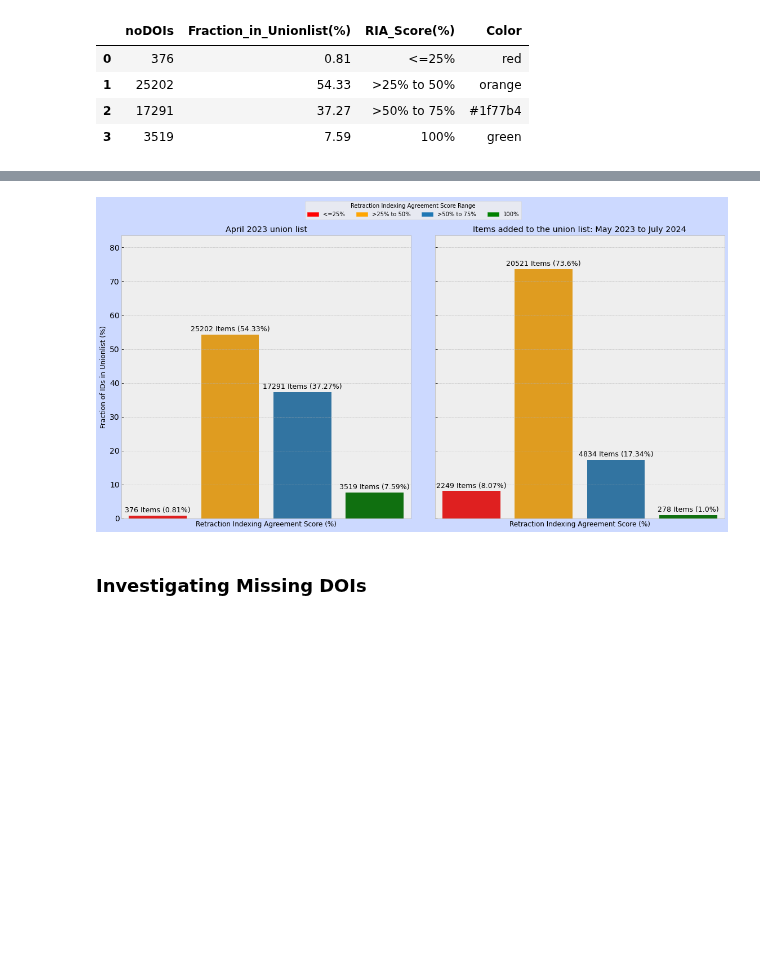
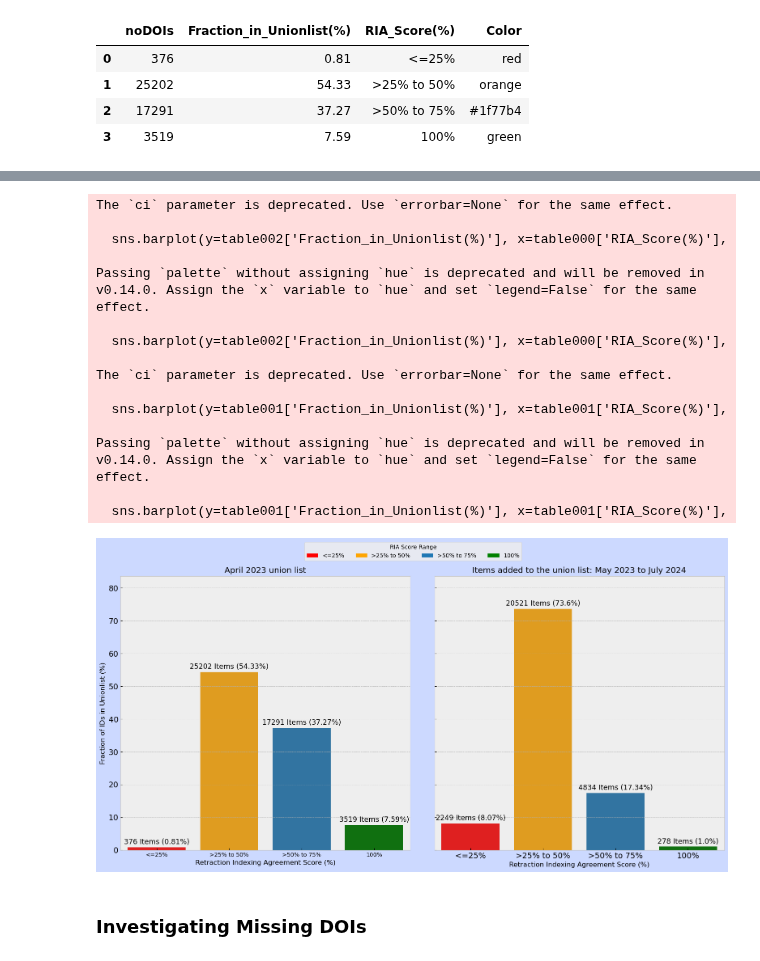
Before and after one commit to infoqualitylab/retraction-indexing-agreement, a Jupyter notebook: MET-STI2024_Reassessment_of_retraction_indexing_agreement.ipynb, the cells around one changed output, grey strips where cells are left out. Saved outputs shown, nothing was run; the diff lists cells and outputs as text; code cells hidden in the pictures; blank space fills up the shorter version.

```diff
--- a/MET-STI2024_Reassessment_of_retraction_indexing_agreement.ipynb
+++ b/MET-STI2024_Reassessment_of_retraction_indexing_agreement.ipynb
@@ -704,11 +675,11 @@ def count_source(df: pd.DataFrame, source_name: str)-> tuple:
 Counting # items indexed and covered in each sources
 """
 
-crossref_count= count_source(unionlist_crws3, 'Crossref')
+crossref_count= count_source(unionlist_crws_covered_and_indexed, 'Crossref')
 
-scopus_count= count_source(unionlist_crws3, 'Scopus')
+scopus_count= count_source(unionlist_crws_covered_and_indexed, 'Scopus')
 
-webofsciencecore_count= count_source(unionlist_crws3, 'WoS_Core')
+webofsciencecore_count= count_source(unionlist_crws_covered_and_indexed, 'WoS_Core')
 # %%
 """
 Total Indexed & Coverage
@@ -728,9 +695,9 @@ print(f" In Scopus, the total indexed items is {webofsciencecore_count[0]} and t
 """
 Calculating # items not indexed as retracted for each source -> not_covered
 """
-not_covered= [  len(unionlist_crws3)- crossref_count[1],
-                len(unionlist_crws3)- scopus_count[1],
-                len(unionlist_crws3)- webofsciencecore_count[1]]
+not_covered= [len(unionlist_crws_covered_and_indexed) - crossref_count[1],
+              len(unionlist_crws_covered_and_indexed) - scopus_count[1],
+              len(unionlist_crws_covered_and_indexed) - webofsciencecore_count[1]]
 # %%
 """
 - Computing the Retraction Indexing Agreement score for sources (indexed sources only)
@@ -854,12 +824,7 @@ Comparing Total # retracted item in Crossref, Scopus, Retraction Watch, Web of S
 Newly added DOIs from STI2023 to unionlist_crws 2023
 """
 
-sti2023DOI = unionlist_sti['DOI'].tolist()
-ul_crwsDOI = unionlist_crws3['DOI'].tolist()
-
-#len(set(ul_crwsDOI) - set(sti2023DOI))
-#
-newly_added_crws= unionlist_crws3[~unionlist_crws3['DOI'].isin(unionlist_sti['DOI'])].copy()
+newly_added_crws = unionlist_crws_covered_and_indexed[~unionlist_crws_covered_and_indexed['DOI'].isin(unionlist_sti['DOI'])].copy()
 newly_added_crws
 # %% [output]
 |  | DOI | Author | Title | Year | Journal | PubMedID | source_new | source_old | RetractionIndexingAgreement_ITEM(%) |
@@ -1056,9 +1017,9 @@ def count_DOIs_for_RIA(df:pd.DataFrame)-> list():
 """
 # Filtered exclusively indexed sources - items that indexed and covered in only one source
 """
-unionlist_crws_filtered= unionlist_crws3[~unionlist_crws3['source_new'].apply(lambda x: len(x)==1)].copy()
+unionlist_crws_filtered= unionlist_crws_covered_and_indexed[~unionlist_crws_covered_and_indexed['source_new'].apply(lambda x: len(x) == 1)].copy()
 
-all_excluded= len(unionlist_crws3[unionlist_crws3['source_new'].apply(lambda x: len(x)==1)])
+all_excluded= len(unionlist_crws_covered_and_indexed[unionlist_crws_covered_and_indexed['source_new'].apply(lambda x: len(x) == 1)])
 
 """
 Calculating # items exclusive-indexed  & covered in STI2023 & newly added union list
@@ -1266,7 +1242,6 @@ ax1.set_ylabel("Fraction of IDs in Unionlist (%)")
 ax1.tick_params(axis='y', labelsize=14)
 
 
-
 # Plotting table001 - Newly added items to STI2023
 mycolor_001 = dict(zip(table001['RIA_Score(%)'], table001['Color']))
 sns.barplot(y=table001['Fraction_in_Unionlist(%)'], x=table001['RIA_Score(%)'],
@@ -1276,7 +1251,6 @@ ax2.set_xlabel("Retraction Indexing Agreement Score (%)", fontsize=12)
 ax2.set_ylabel("")
 # ax2.yaxis.set_visible(True)
 ax2.tick_params(axis='x', labelsize=14)
-ax2.set_xticks([])
 
 # Remove y-axis labels and ticks from the second subplot
 ax2.set_yticklabels([])
@@ -1289,9 +1263,6 @@ max_y = max(table000['Fraction_in_Unionlist(%)'].max(), table001['Fraction_in_Un
 for ax in [ax1, ax2]:
     ax.set_ylim(0, max_y + 10)  # Add some padding at the top
     ax.set_yticks(range(0, int(max_y) + 11, 10))
-    ax.set_xticks([])
-
-
 
 # Create a combined legend
 legend_labels = {
@@ -1301,35 +1272,50 @@ legend_labels = {
     'green': '100%'
 }
 
 legend_handles = [mpatches.Patch(color=color, label=label) for color, label in legend_labels.items()]
 
 # Place the combined legend outside the top of the plot
-fig.legend(handles=legend_handles, title="Retraction Indexing Agreement Score Range", loc="upper center", bbox_to_anchor=(0.5, 1.05), ncol=4)
+fig.legend(handles=legend_handles, title="RIA Score Range", loc="upper center", bbox_to_anchor=(0.5, 1.05), ncol=4)
 
 # Label bars with noDOIs values for table000
 for bar, noDOIs, frc in zip(ax1.patches, table002['noDOIs'], table002['Fraction_in_Unionlist(%)']):
     ax1.annotate(f"{noDOIs} Items ({frc}%)",
                   xy=(bar.get_x() + bar.get_width() / 2, bar.get_height()),
                   xytext=(0, 3),
                   textcoords="offset points",fontsize=12.5,
                   ha='center', va='bottom')
 
 # Label bars with noDOIs values for table001
 for bar, noDOIs, frc in zip(ax2.patches, table001['noDOIs'], table001['Fraction_in_Unionlist(%)']):
     ax2.annotate(f"{noDOIs} Items ({frc}%)",
                   xy=(bar.get_x() + bar.get_width() / 2, bar.get_height()),
                   xytext=(0, 3),
                   textcoords="offset points",fontsize=12.5,
                   ha='center', va='bottom')
 
 # Customize figure appearance
 fig.patch.set_facecolor('#ccd9ff')
 plt.tight_layout(pad=2.0, rect=[0, 0, 1, 1])  # Adjust layout to make room for legend
 
 plt.savefig(result_dir+'unionlist_ria_proportion_comparison.png', dpi=300, bbox_inches='tight')
 plt.show()
 # %% [output]
+The `ci` parameter is deprecated. Use `errorbar=None` for the same effect.
+
+  sns.barplot(y=table002['Fraction_in_Unionlist(%)'], x=table000['RIA_Score(%)'],
+
+Passing `palette` without assigning `hue` is deprecated and will be removed in v0.14.0. Assign the `x` variable to `hue` and set `legend=False` for the same effect.
+
+  sns.barplot(y=table002['Fraction_in_Unionlist(%)'], x=table000['RIA_Score(%)'],
+
+The `ci` parameter is deprecated. Use `errorbar=None` for the same effect.
+
+  sns.barplot(y=table001['Fraction_in_Unionlist(%)'], x=table001['RIA_Score(%)'],
+
+Passing `palette` without assigning `hue` is deprecated and will be removed in v0.14.0. Assign the `x` variable to `hue` and set `legend=False` for the same effect.
+
+  sns.barplot(y=table001['Fraction_in_Unionlist(%)'], x=table001['RIA_Score(%)'],
-[figure, old version]
+[figure, new version]
 # %% [markdown]
 ### Investigating Missing DOIs
 # %%
```
Also changed, not shown: parts of 100 cells of this notebook.
